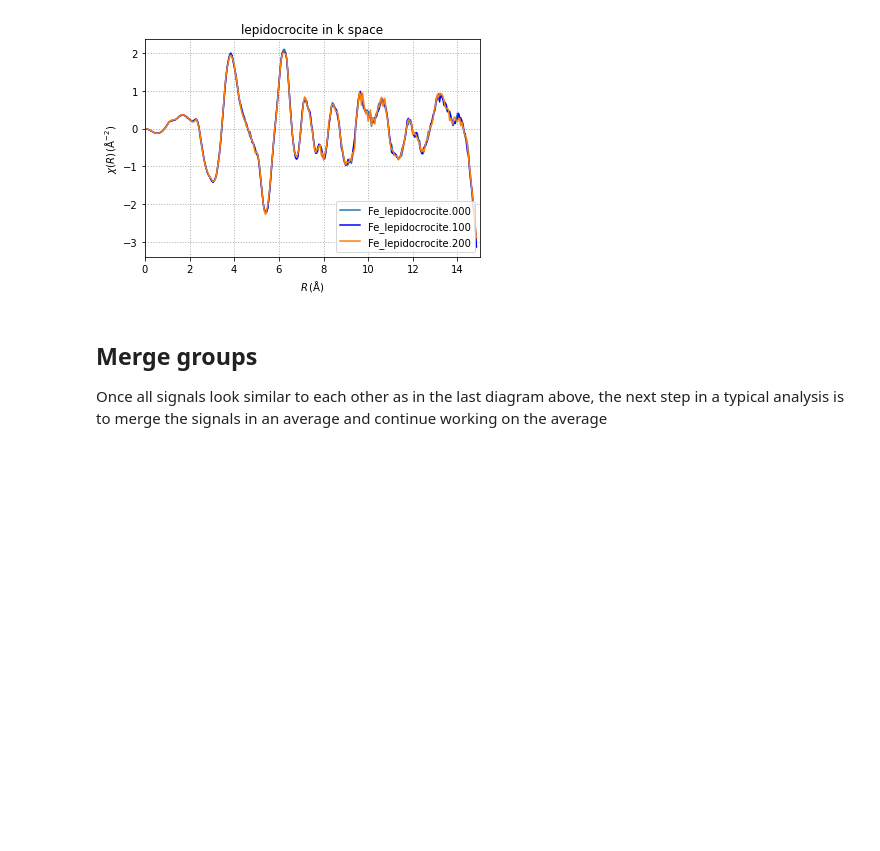
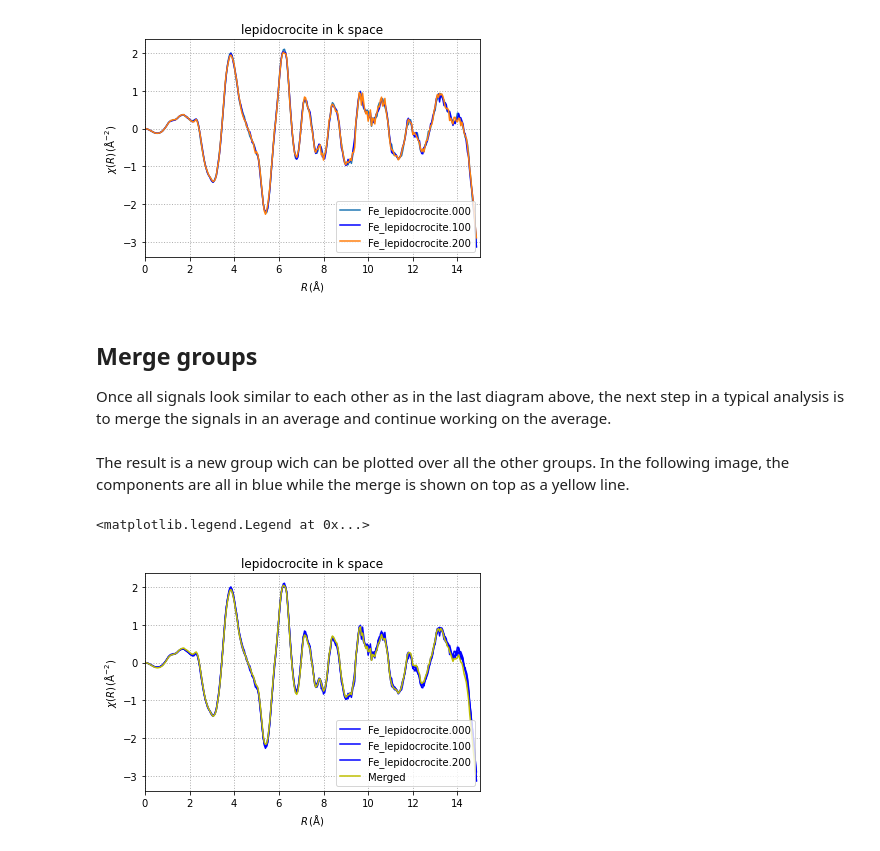
Before and after one commit to scman1/Larch_Intro_ukch, a Jupyter notebook: XAFS_Processing_2.ipynb, the cells around one changed output. Cells and saved outputs as stored; diff of their text form; code cells hidden in the pictures; blank space fills up the shorter version.

Commit message:
Merge groups and save project as athena project

```diff
--- a/XAFS_Processing_2.ipynb
+++ b/XAFS_Processing_2.ipynb
@@ -646,4 +646,4 @@ plt.legend()
 [figure]
 # %% [markdown]
 ## Merge groups
-Once all signals look similar to each other as in the last diagram above, the next step in a typical analysis is to merge the signals in an average and continue working on the average
+Once all signals look similar to each other as in the last diagram above, the next step in a typical analysis is to merge the signals in an average and continue working on the average.
@@ -653,0 +650,25 @@ from larch.io import create_athena, read_athena, extract_athenagroup
+# %%
+# https://vimeo.com/340215763 54:00
+# import the larch.io function for merging groups
+# interpolating if necessary
+from larch.io import merge_groups
+
+fe_merge = merge_groups(list(fe_project._athena_groups.values()))
+autobk(fe_merge)
+xftf(fe_merge, kweight=0.5, kmin=3.0, kmax=12.871, dk=1, kwindow='Hanning')
+# %% [markdown]
+The result is a new group wich can be plotted over all the other groups. In the following image, the components are all in blue while the merge is shown on top as a yellow line.
+# %%
+plt.plot(gr_0.k, gr_0.chi*gr_0.k**2, 'b', label=gr_0.label)
+plt.plot(gr_1.k, gr_1.chi*gr_1.k**2, 'b', label=gr_1.label)
+plt.plot(gr_2.k, gr_2.chi*gr_2.k**2, 'b', label=gr_2.label)
+plt.plot(fe_merge.k, fe_merge.chi*fe_merge.k**2, 'y', label="Merged")
+plt.xlabel(plab.r)
+plt.ylabel(plab.chir.format(2))
+plt.title("lepidocrocite in k space")
+plt.grid(linestyle=':', linewidth=1) #show and format grid
+plt.xlim(0,15)
+plt.legend()
+# %% [output]
+<matplotlib.legend.Legend at 0x...>
+[figure, added]
```
Also changed, not shown: parts of 8 cells of this notebook.
